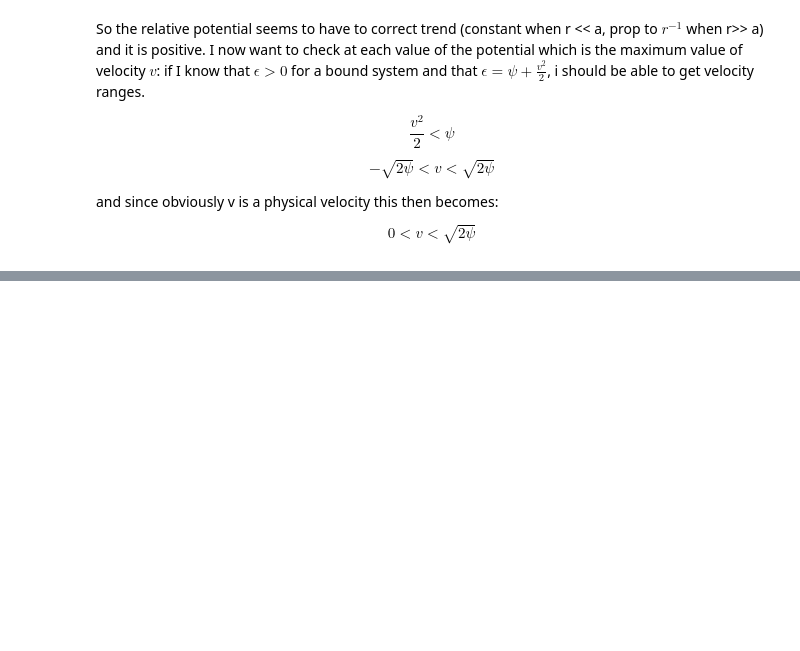
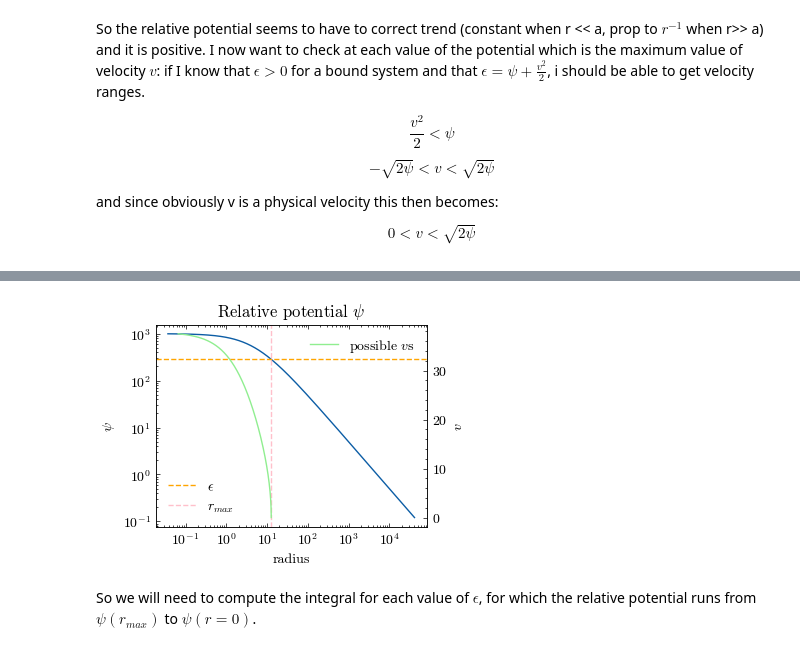
Before and after one commit to lisam10/stellar_systems_dynamics2024, a Jupyter notebook: final exercise/Hernquist.ipynb, the cells around one changed output, grey strips where cells are left out. Cells and saved outputs as stored; diff of their text form; code cells hidden in the pictures; blank space fills up the shorter version.

```diff
--- a/final exercise/Hernquist.ipynb
+++ b/final exercise/Hernquist.ipynb
@@ -193,0 +164,23 @@ for i in range(80):
+# %%
+fig, ax1 = plt.subplots()
+
+ex= int(n/2)
+eps_ex = potential[ex]
+ax2 = ax1.twinx()
+ax1.loglog()
+ax2.semilogx()
+ax1.plot(r_inverse, potential)
+ax1.set(title = "Relative potential $\psi$", ylabel = "$\psi$", xlabel = "radius")
+ax1.axhline(eps_ex, linestyle = "dashed", c = "orange", label = "$\epsilon$")
+ax1.axvline(r_inverse[ex],  linestyle = "dashed", c = "pink", label = "$r_{max}$")
+
+ax2.plot(r_inverse[ex:(n-1)], np.sqrt(2 * (potential[ex:(n-1)] - eps_ex)), color = 'lightgreen',label = 'possible $v$s')
+ax2.set_ylabel("$v$")
+
+ax1.legend()
+ax2.legend()
+plt.show()
+# %% [output]
+[figure, added]
+# %% [markdown]
+So we will need to compute the integral for each value of $\epsilon$, for which the relative potential runs from $\psi(r_{max})$ to $\psi(r = 0)$.
```
Also changed, not shown: parts of 12 cells of this notebook.
